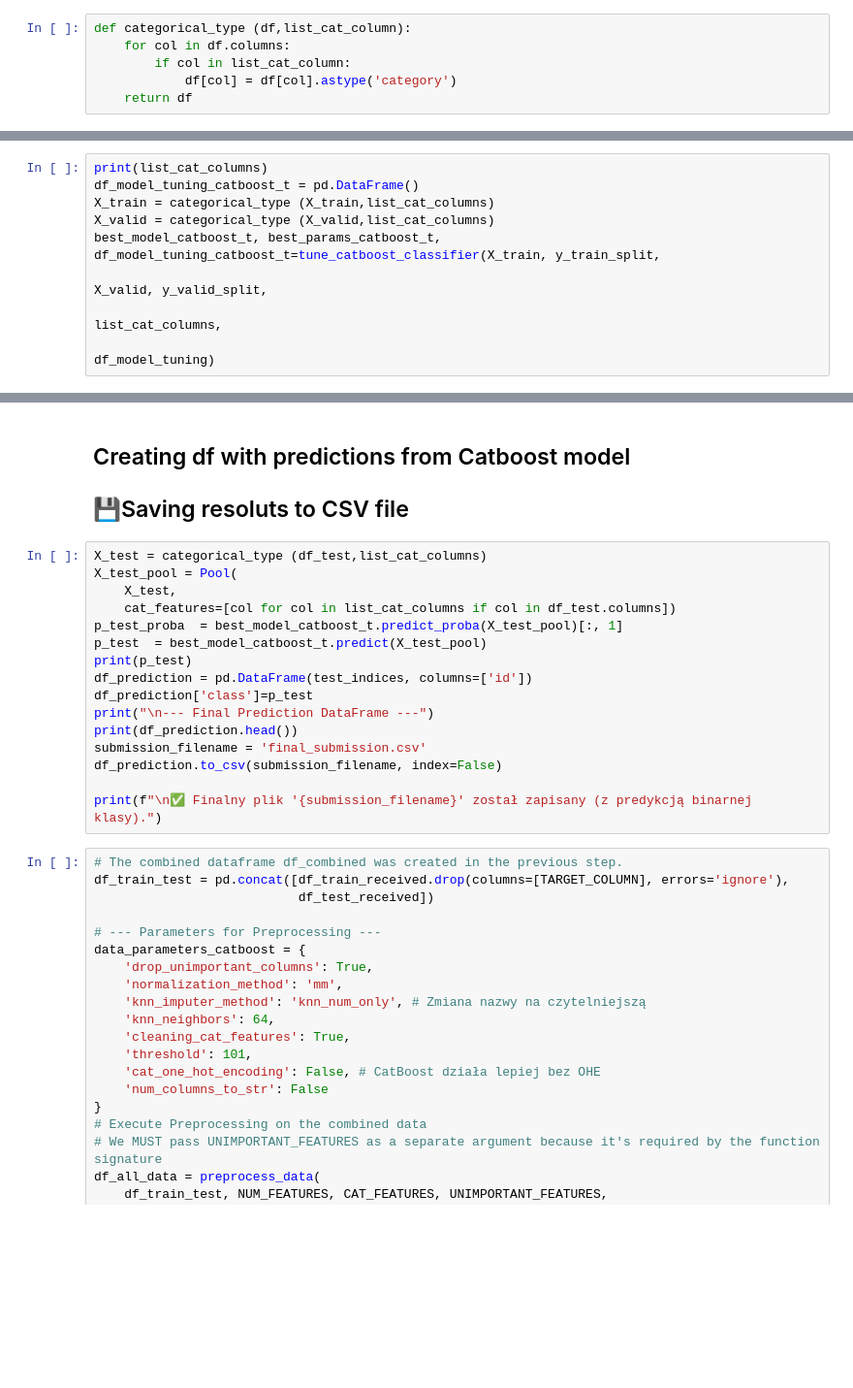
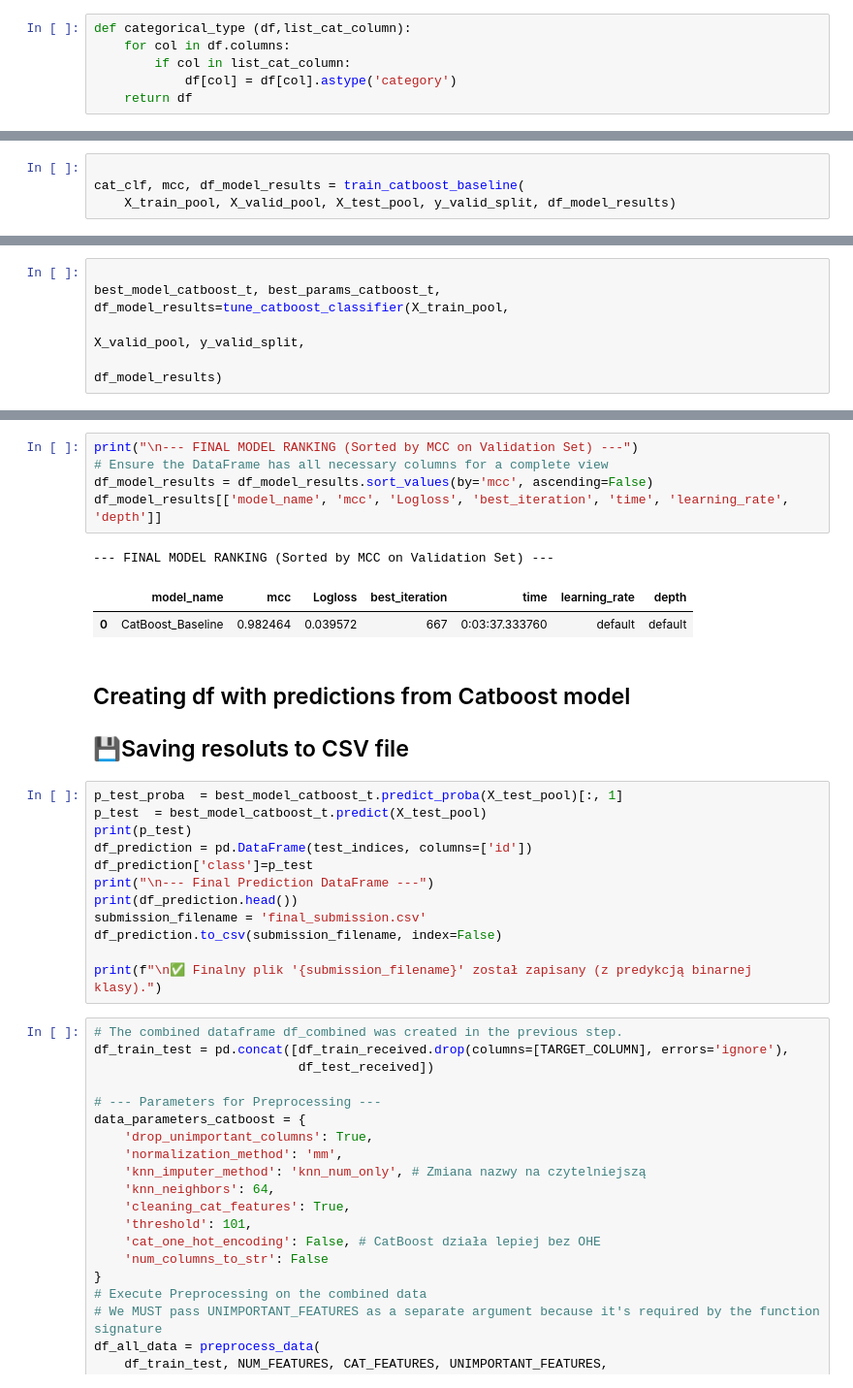
Before and after one commit to Artur-M-47/portfolio, a Jupyter notebook: kaggle_competitions/Binary_Prediction_of_Poisonous_Mushrooms/2024-08-30_22-55-49_submission_0.98493/Mushroom_Toxicity_Prediction.ipynb, the cells around one changed output, grey strips where cells are left out. Shown at 97% size. Saved outputs shown, nothing was run; the diff lists cells and outputs as text; blank space fills up the shorter version.

Commit message:
catboot baseline DNN

```diff
--- a/kaggle_competitions/Binary_Prediction_of_Poisonous_Mushrooms/2024-08-30_22-55-49_submission_0.98493/Mushroom_Toxicity_Prediction.ipynb
+++ b/kaggle_competitions/Binary_Prediction_of_Poisonous_Mushrooms/2024-08-30_22-55-49_submission_0.98493/Mushroom_Toxicity_Prediction.ipynb
@@ -715,0 +717,4 @@ def categorical_type (df,list_cat_column):
+# %%
+
+cat_clf, mcc, df_model_results = train_catboost_baseline(
+    X_train_pool, X_valid_pool, X_test_pool, y_valid_split, df_model_results)
@@ -716,10 +820,6 @@ def categorical_type (df,list_cat_column):
 # %%
-print(list_cat_columns)
-df_model_tuning_catboost_t = pd.DataFrame()
-X_train = categorical_type (X_train,list_cat_columns)
-X_valid = categorical_type (X_valid,list_cat_columns)
-best_model_catboost_t, best_params_catboost_t, df_model_tuning_catboost_t=tune_catboost_classifier(X_train, y_train_split,
-                                                                                                   X_valid, y_valid_split,
-                                                                                                   list_cat_columns,
-                                                                                                   df_model_tuning)
+
+best_model_catboost_t, best_params_catboost_t, df_model_results=tune_catboost_classifier(X_train_pool,
+                                                                                                   X_valid_pool, y_valid_split,
+                                                                                                   df_model_results)
 # %% [output]
@@ -751,11 +978,16 @@ MetricVisualizer(layout=Layout(align_self='stretch', height='500px'))
+# %%
+print("\n--- FINAL MODEL RANKING (Sorted by MCC on Validation Set) ---")
+# Ensure the DataFrame has all necessary columns for a complete view
+df_model_results = df_model_results.sort_values(by='mcc', ascending=False)
+df_model_results[['model_name', 'mcc', 'Logloss', 'best_iteration', 'time', 'learning_rate', 'depth']]
+# %% [output]
+--- FINAL MODEL RANKING (Sorted by MCC on Validation Set) ---
+|  | model_name | mcc | Logloss | best_iteration | time | learning_rate | depth |
+| 0 | CatBoost_Baseline | 0.982464 | 0.039572 | 667 | 0:03:37.333760 | default | default |
 # %% [markdown]
 ## Creating df with predictions from Catboost model
 ## 💾Saving resoluts to CSV file
 # %%
-X_test = categorical_type (df_test,list_cat_columns)
-X_test_pool = Pool(
-    X_test,
-    cat_features=[col for col in list_cat_columns if col in df_test.columns])
 p_test_proba  = best_model_catboost_t.predict_proba(X_test_pool)[:, 1]
 p_test  = best_model_catboost_t.predict(X_test_pool)
 print(p_test)
```
Also changed, not shown: parts of 16 cells of this notebook, 8 other files.
